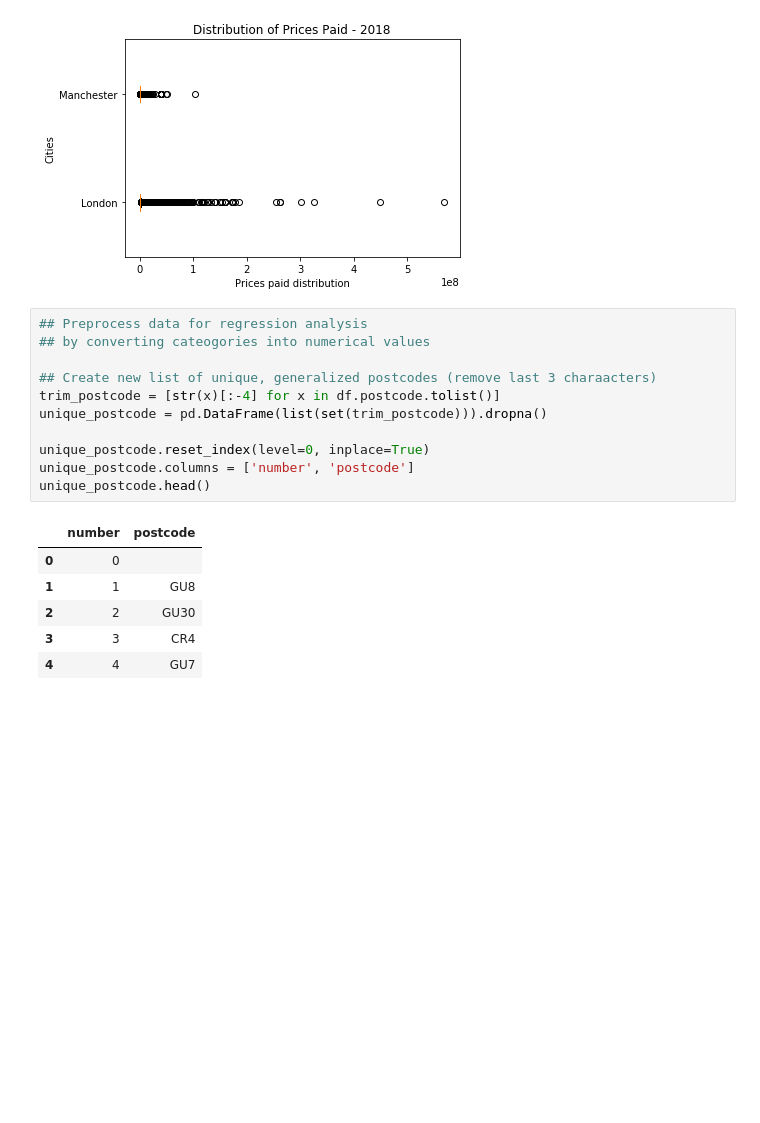
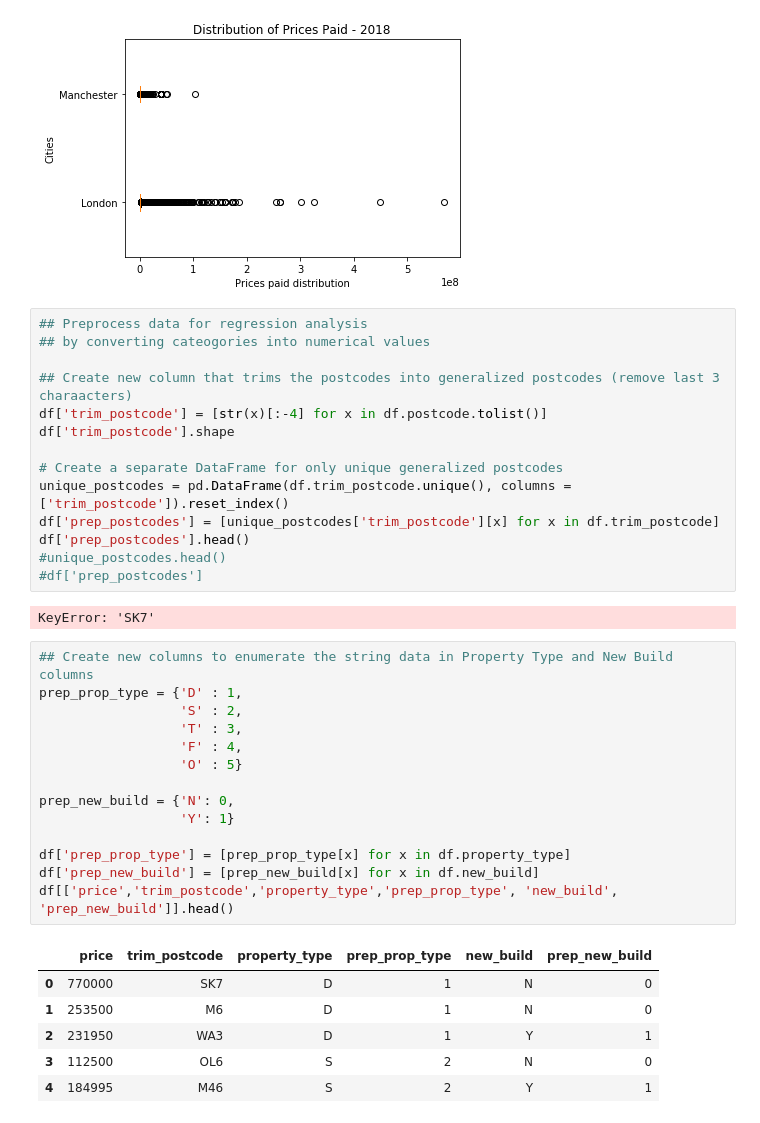
Before and after one commit to dudikbender/springboard, a Jupyter notebook: UK_prices_paid_analysis.ipynb, the cells around one changed output. Saved outputs shown, nothing was run; the diff lists cells and outputs as text; blank space fills up the shorter version.

```diff
--- a/UK_prices_paid_analysis.ipynb
+++ b/UK_prices_paid_analysis.ipynb
@@ -121,17 +126,36 @@ plt.show()
 ## Preprocess data for regression analysis
 ## by converting cateogories into numerical values
 
-## Create new list of unique, generalized postcodes (remove last 3 charaacters)
-trim_postcode = [str(x)[:-4] for x in df.postcode.tolist()]
-unique_postcode = pd.DataFrame(list(set(trim_postcode))).dropna()
+## Create new column that trims the postcodes into generalized postcodes (remove last 3 charaacters)
+df['trim_postcode'] = [str(x)[:-4] for x in df.postcode.tolist()]
+df['trim_postcode'].shape
 
-unique_postcode.reset_index(level=0, inplace=True)
-unique_postcode.columns = ['number', 'postcode']
-unique_postcode.head()
+# Create a separate DataFrame for only unique generalized postcodes
+unique_postcodes = pd.DataFrame(df.trim_postcode.unique(), columns = ['trim_postcode']).reset_index()
+df['prep_postcodes'] = [unique_postcodes['trim_postcode'][x] for x in df.trim_postcode]
+df['prep_postcodes'].head()
+#unique_postcodes.head()
+#df['prep_postcodes']
 # %% [output]
-|  | number | postcode |
-| 0 | 0 |  |
-| 1 | 1 | GU8 |
-| 2 | 2 | GU30 |
-| 3 | 3 | CR4 |
-| 4 | 4 | GU7 |
+KeyError: 'SK7'
+# %%
+## Create new columns to enumerate the string data in Property Type and New Build columns
+prep_prop_type = {'D' : 1,
+                  'S' : 2,
+                  'T' : 3,
+                  'F' : 4,
+                  'O' : 5}
+
+prep_new_build = {'N': 0,
+                  'Y': 1}
+
+df['prep_prop_type'] = [prep_prop_type[x] for x in df.property_type]
+df['prep_new_build'] = [prep_new_build[x] for x in df.new_build]
+df[['price','trim_postcode','property_type','prep_prop_type', 'new_build', 'prep_new_build']].head()
+# %% [output]
+|  | price | trim_postcode | property_type | prep_prop_type | new_build | prep_new_build |
+| 0 | 770000 | SK7 | D | 1 | N | 0 |
+| 1 | 253500 | M6 | D | 1 | N | 0 |
+| 2 | 231950 | WA3 | D | 1 | Y | 1 |
+| 3 | 112500 | OL6 | S | 2 | N | 0 |
+| 4 | 184995 | M46 | S | 2 | Y | 1 |
```
Also changed, not shown: parts of 6 cells of this notebook.
